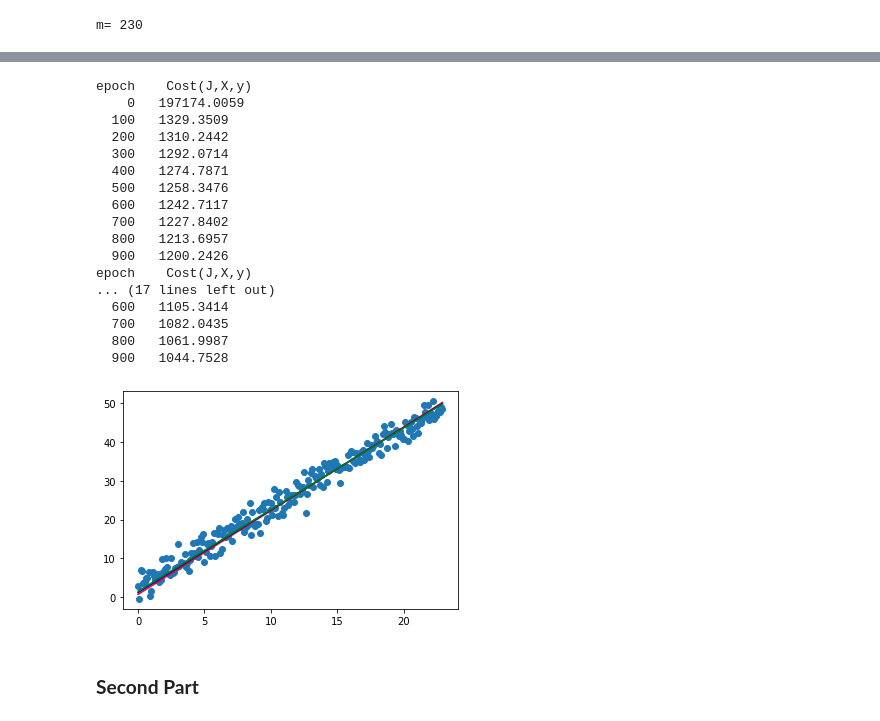
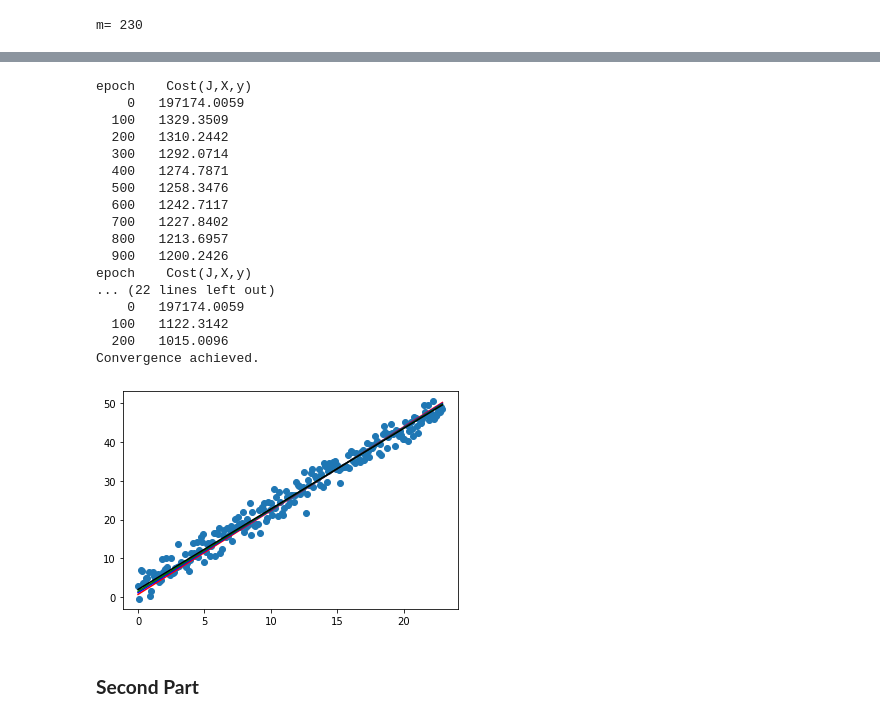
Before and after one commit to AAyyoouubb/TP_ML, a Jupyter notebook: FIRE/Project_Regression.ipynb, the cells around one changed output, grey strips where cells are left out. Saved outputs shown, nothing was run; the diff lists cells and outputs as text; code cells hidden in the pictures.

```diff
--- a/FIRE/Project_Regression.ipynb
+++ b/FIRE/Project_Regression.ipynb
@@ -126,3 +126,16 @@ m= 230
 def cost(theta,X,y):
     J = np.sum((X.dot(theta)-y)**2,axis=0)[0]
     return J
+# %%
+def armijo(X,y,theta):
+    eps = .001
+    eta = 10
+    alpha =10e-15
+    gradient = grad(theta,X,y)
+    phiprzero = -gradient.T.dot(gradient)
+    phizero = cost(theta,X,y)
+    while  cost(theta-alpha*gradient,X,y)<= alpha * phiprzero * eps + phizero :
+      alpha*=eta
+    return alpha/eta
+# theta = np.array([[0],[0]])
+# print(armijo(X,y,theta))
@@ -129,5 +144,5 @@ def cost(theta,X,y):
 # %%
-def GD(X,y,learning_rate = 0.001,epochs=1000,TOL=1e-7):
+def GD(X,y,learning_rate = 0.001,epochs=1000,TOL=1e-7,use_armijo = False):
     theta = np.array([[0],[0]])
 
     theta_history = [theta]
@@ -140,7 +155,7 @@ def GD(X,y,learning_rate = 0.001,epochs=1000,TOL=1e-7):
             print(f'{epoch:5d}\t{J_history[-1]:7.4f}\t')
         dJ = grad(theta,X,y)
         J = cost(theta,X,y)
-
+        if use_armijo:learning_rate= armijo(X,y,theta)
         thetanew = theta - learning_rate*dJ
         theta_history.append(thetanew)
         J_history.append(J)
@@ -152,8 +167,8 @@ def GD(X,y,learning_rate = 0.001,epochs=1000,TOL=1e-7):
 
     return thetanew,theta_history,J_history
 # %%
-theta,theta_history,J_history = GD(X,y)
-plt.scatter(data.x.values, y)
-Y_pred = X.dot(theta)
-plt.plot([min(x), max(x)], [min(Y_pred), max(Y_pred)], color="red") # predicted
-plt.show()
+# theta,theta_history,J_history = GD(X,y,use_armijo=1)
+# plt.scatter(data.x.values, y)
+# Y_pred = X.dot(theta)
+# plt.plot([min(x), max(x)], [min(Y_pred), max(Y_pred)], color="red") # predicted
+# plt.show()
@@ -173,37 +175,38 @@ epoch    Cost(J,X,y)
 # %%
 models = []
 models.append( GD(X,y,learning_rate = 0.001))
 models.append( GD(X,y,learning_rate = 0.002))
 models.append( GD(X,y,learning_rate = 0.003))
+models.append( GD(X,y,use_armijo=1))
 
 # Making predictions
 plt.scatter(data.x.values, y)
 
 colors = ['red' , 'blue', "green","black"]
 for color,model in zip(colors,models):
   theta = model[0]
   Y_pred = X.dot(theta)
   plt.plot([min(x), max(x)], [min(Y_pred), max(Y_pred)], color=color) # predicted
 plt.show()
 # %% [output]
 epoch    Cost(J,X,y)
     0   197174.0059
   100   1329.3509
   200   1310.2442
   300   1292.0714
   400   1274.7871
   500   1258.3476
   600   1242.7117
   700   1227.8402
   800   1213.6957
   900   1200.2426
 epoch    Cost(J,X,y)
-... (17 lines left out)
-  600   1105.3414
-  700   1082.0435
-  800   1061.9987
-  900   1044.7528
+... (22 lines left out)
+    0   197174.0059
+  100   1122.3142
+  200   1015.0096
+Convergence achieved.
-[figure, old version]
+[figure, new version]
 # %% [markdown]
 ### **Second Part**
 # %%
```
Also changed, not shown: parts of 2 cells of this notebook.
